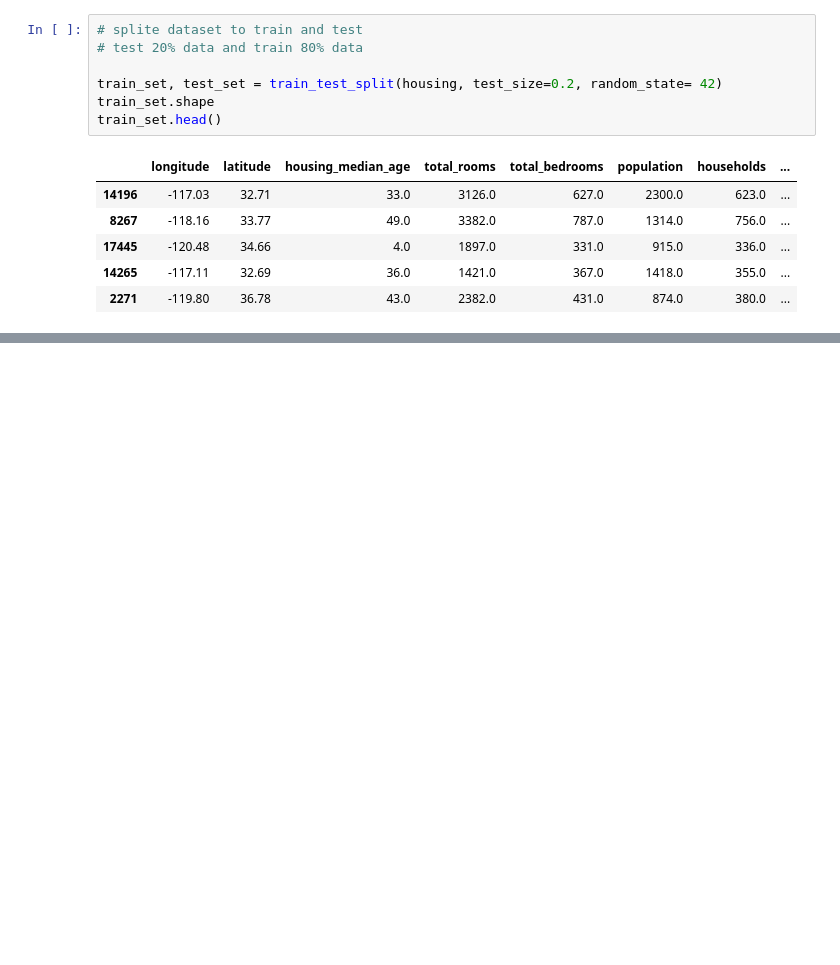
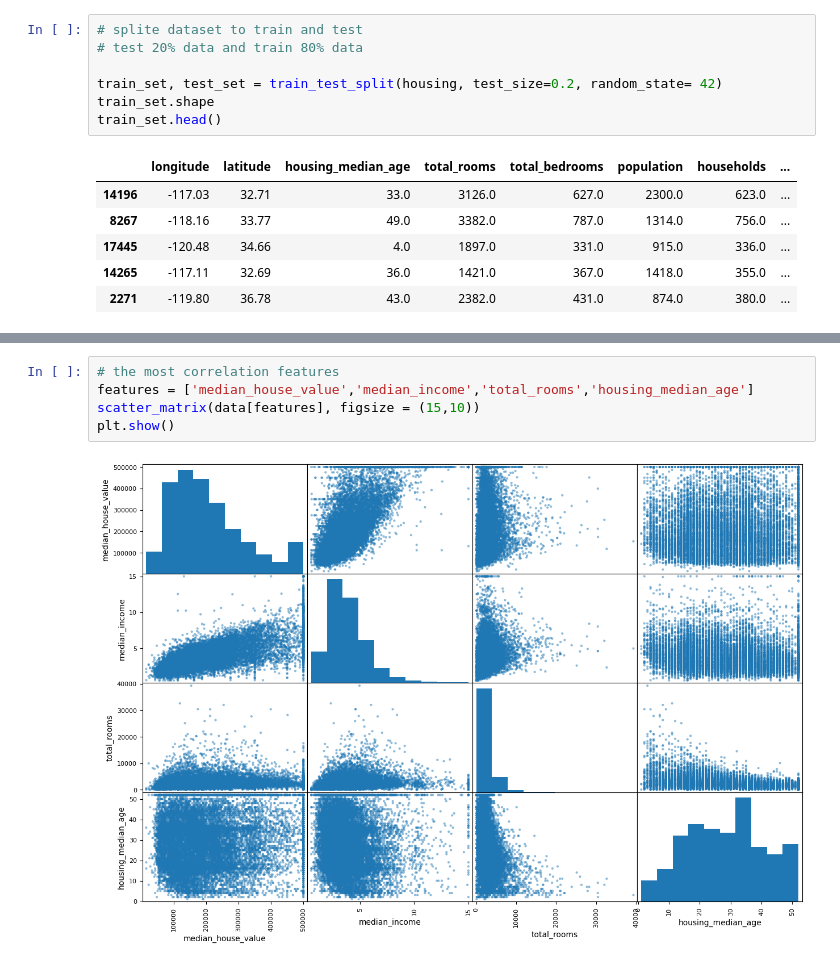
Before and after one commit to Naderiii/Housing_ML_Project, a Jupyter notebook: housing.ipynb, the cells around one changed output, grey strips where cells are left out. Cells and saved outputs as stored; diff of their text form; blank space fills up the shorter version.

```diff
--- a/housing.ipynb
+++ b/housing.ipynb
@@ -121,0 +150,7 @@ TypeError: dict() got multiple values for keyword argument 'x'
+# %%
+# the most correlation features
+features = ['median_house_value','median_income','total_rooms','housing_median_age']
+scatter_matrix(data[features], figsize = (15,10))
+plt.show()
+# %% [output]
+[figure, added]
```
Also changed, not shown: parts of 5 cells of this notebook.
